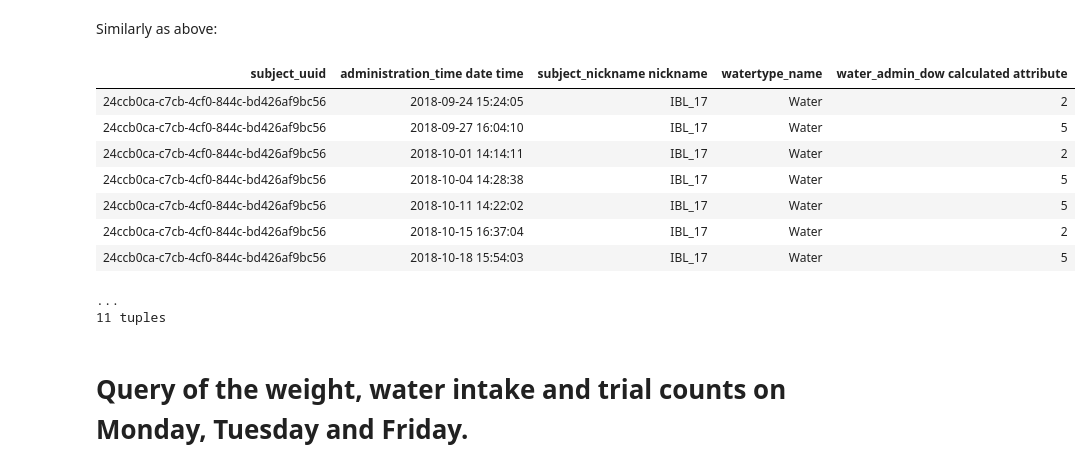
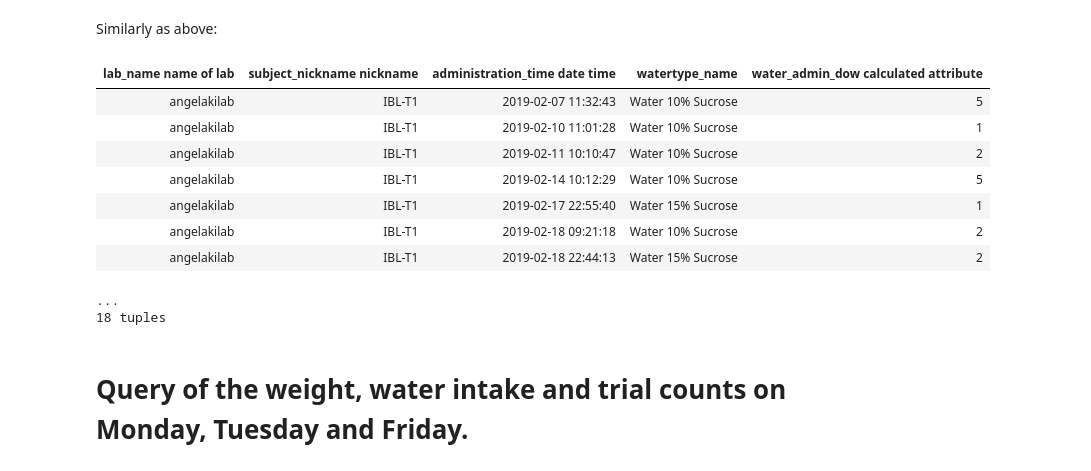
Before and after one commit to int-brain-lab/IBL-pipeline, a Jupyter notebook: notebooks/Query_example_water_info.ipynb, the cells around one changed output. Drawn from its saved outputs; the diff is of its cells as text; code cells hidden in the pictures.

```diff
--- a/notebooks/query_dow.ipynb
+++ b/notebooks/Query_example_water_info.ipynb
@@ -6,6 +6,6 @@ Connecting shan@datajoint-rds.cyuksi65nrdq.us-east-1.rds.amazonaws.com:3306
 # %% [markdown]
 ## Query of a subject by the nickname
 # %%
-subj = subject.Subject & 'subject_nickname="IBL_17"'
+subj = subject.Subject & 'subject_nickname="IBL-T1"'
 subj
 # %% [output]
@@ -79,18 +85,20 @@ Finally, if you want, you can also do the whole query in a single line:
 # %% [markdown]
 Similarly as above:
 # %%
-subj.proj('subject_nickname') * (action.WaterAdministration.proj('watertype_name', water_admin_dow='dayofweek(administration_time)') & 'administration_time>"2018-08-31"' & 'water_admin_dow in (1, 2, 5)')
+subj.proj('subject_nickname') * \
+    (action.WaterAdministration.proj('watertype_name', water_admin_dow='dayofweek(administration_time)') &  \
+     'administration_time>"2018-08-31"' & 'water_admin_dow in (1, 2, 5)')
 # %% [output]
-| subject_uuid | administration_time date time | subject_nickname nickname | watertype_name | water_admin_dow calculated attribute |
-| 24ccb0ca-c7cb-4cf0-844c-bd426af9bc56 | 2018-09-24 15:24:05 | IBL_17 | Water | 2 |
-| 24ccb0ca-c7cb-4cf0-844c-bd426af9bc56 | 2018-09-27 16:04:10 | IBL_17 | Water | 5 |
-| 24ccb0ca-c7cb-4cf0-844c-bd426af9bc56 | 2018-10-01 14:14:11 | IBL_17 | Water | 2 |
-| 24ccb0ca-c7cb-4cf0-844c-bd426af9bc56 | 2018-10-04 14:28:38 | IBL_17 | Water | 5 |
-| 24ccb0ca-c7cb-4cf0-844c-bd426af9bc56 | 2018-10-11 14:22:02 | IBL_17 | Water | 5 |
-| 24ccb0ca-c7cb-4cf0-844c-bd426af9bc56 | 2018-10-15 16:37:04 | IBL_17 | Water | 2 |
-| 24ccb0ca-c7cb-4cf0-844c-bd426af9bc56 | 2018-10-18 15:54:03 | IBL_17 | Water | 5 |
+| lab_name name of lab | subject_nickname nickname | administration_time date time | watertype_name | water_admin_dow calculated attribute |
+| angelakilab | IBL-T1 | 2019-02-07 11:32:43 | Water 10% Sucrose | 5 |
+| angelakilab | IBL-T1 | 2019-02-10 11:01:28 | Water 10% Sucrose | 1 |
+| angelakilab | IBL-T1 | 2019-02-11 10:10:47 | Water 10% Sucrose | 2 |
+| angelakilab | IBL-T1 | 2019-02-14 10:12:29 | Water 10% Sucrose | 5 |
+| angelakilab | IBL-T1 | 2019-02-17 22:55:40 | Water 15% Sucrose | 1 |
+| angelakilab | IBL-T1 | 2019-02-18 09:21:18 | Water 10% Sucrose | 2 |
+| angelakilab | IBL-T1 | 2019-02-18 22:44:13 | Water 15% Sucrose | 2 |
 ...
-11 tuples
+18 tuples
 # %% [markdown]
 # Query of the weight, water intake and trial counts on Monday, Tuesday and Friday.
 # %% [markdown]
```
Also changed, not shown: parts of 12 cells of this notebook, 9 other files.
